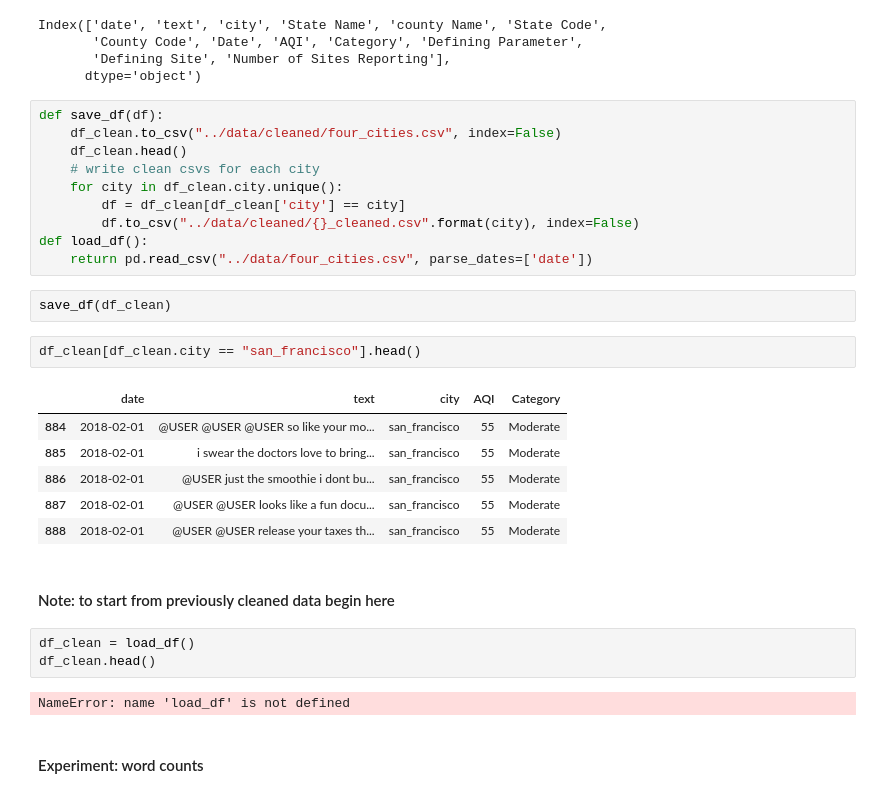
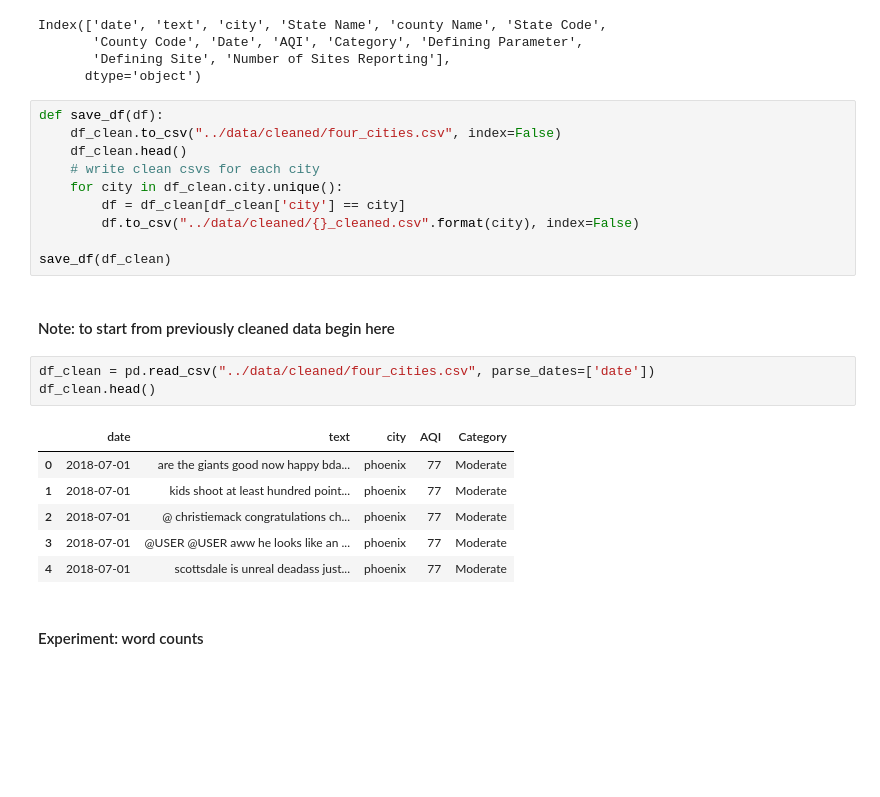
Before and after one commit to zcalhoun/wildfire, a Jupyter notebook: notebooks/tfidf-v1.ipynb, the cells around one changed output. Saved outputs shown, nothing was run; the diff lists cells and outputs as text; blank space fills up the shorter version.

```diff
--- a/notebooks/tfidf-v1.ipynb
+++ b/notebooks/tfidf-v1.ipynb
@@ -190,26 +190,20 @@ def save_df(df):
     for city in df_clean.city.unique():
         df = df_clean[df_clean['city'] == city]
         df.to_csv("../data/cleaned/{}_cleaned.csv".format(city), index=False)
-def load_df():
-    return pd.read_csv("../data/four_cities.csv", parse_dates=['date'])
+
+save_df(df_clean)
-# %%
-save_df(df_clean)
-# %%
-df_clean[df_clean.city == "san_francisco"].head()
-# %% [output]
-|  | date | text | city | AQI | Category |
-| 884 | 2018-02-01 | @USER @USER @USER so like your mo... | san_francisco | 55 | Moderate |
-| 885 | 2018-02-01 | i swear the doctors love to bring... | san_francisco | 55 | Moderate |
-| 886 | 2018-02-01 | @USER just the smoothie i dont bu... | san_francisco | 55 | Moderate |
-| 887 | 2018-02-01 | @USER @USER looks like a fun docu... | san_francisco | 55 | Moderate |
-| 888 | 2018-02-01 | @USER @USER release your taxes th... | san_francisco | 55 | Moderate |
 # %% [markdown]
 #### Note: to start from previously cleaned data begin here
 # %%
-df_clean = load_df()
+df_clean = pd.read_csv("../data/cleaned/four_cities.csv", parse_dates=['date'])
 df_clean.head()
 # %% [output]
-NameError: name 'load_df' is not defined
+|  | date | text | city | AQI | Category |
+| 0 | 2018-07-01 | are the giants good now happy bda... | phoenix | 77 | Moderate |
+| 1 | 2018-07-01 | kids shoot at least hundred point... | phoenix | 77 | Moderate |
+| 2 | 2018-07-01 | @ christiemack congratulations ch... | phoenix | 77 | Moderate |
+| 3 | 2018-07-01 | @USER @USER aww he looks like an ... | phoenix | 77 | Moderate |
+| 4 | 2018-07-01 | scottsdale is unreal deadass just... | phoenix | 77 | Moderate |
 # %% [markdown]
 #### Experiment: word counts
 # %%
```
Also changed, not shown: parts of 16 cells of this notebook.
